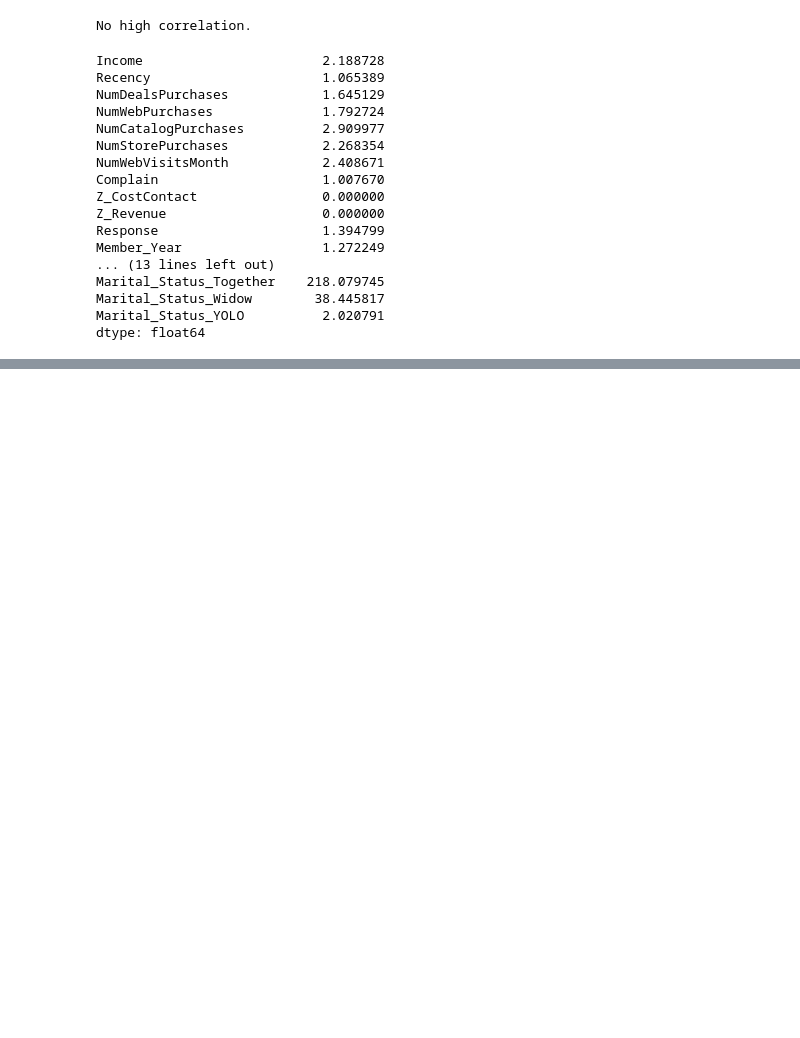
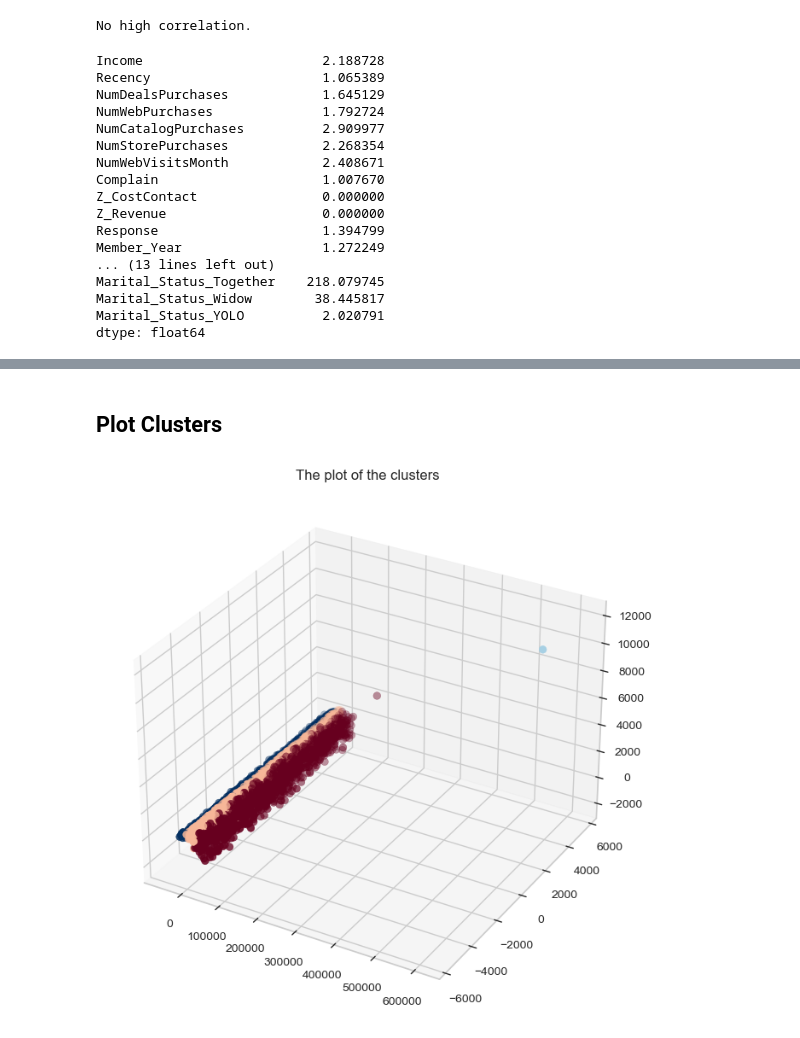
Before and after one commit to McGill-MMA-EnterpriseAnalytics/Customer-Personality-Analysis, a Jupyter notebook: INSY 695 Group Project.ipynb, the cells around one changed output, grey strips where cells are left out. Drawn from its saved outputs; the diff is of its cells as text; code cells hidden in the pictures; blank space fills up the shorter version.

```diff
--- a/INSY 695 Group Project.ipynb
+++ b/INSY 695 Group Project.ipynb
@@ -401,0 +455,17 @@ dtype: float64
+# %% [markdown]
+## Plot Clusters
+# %%
+# Initiating the Agglomerative Clustering model
+ac = AgglomerativeClustering(n_clusters=4)
+yhat_ac = ac.fit_predict(pca_ds)
+pca_ds["Clusters"] = yhat_ac
+data_newfeature["Clusters"] = yhat_ac
+
+# Plotting the clusters
+fig = plt.figure(figsize=(10, 8))
+ax = plt.subplot(111, projection='3d')
+ax.scatter(pca_ds["col1"], pca_ds["col2"], pca_ds["col3"], s=40, c=pca_ds["Clusters"], cmap='RdBu')
+ax.set_title("The plot of the clusters")
+plt.show()
+# %% [output]
+[figure, added]
```
Also changed, not shown: parts of 20 cells of this notebook.
